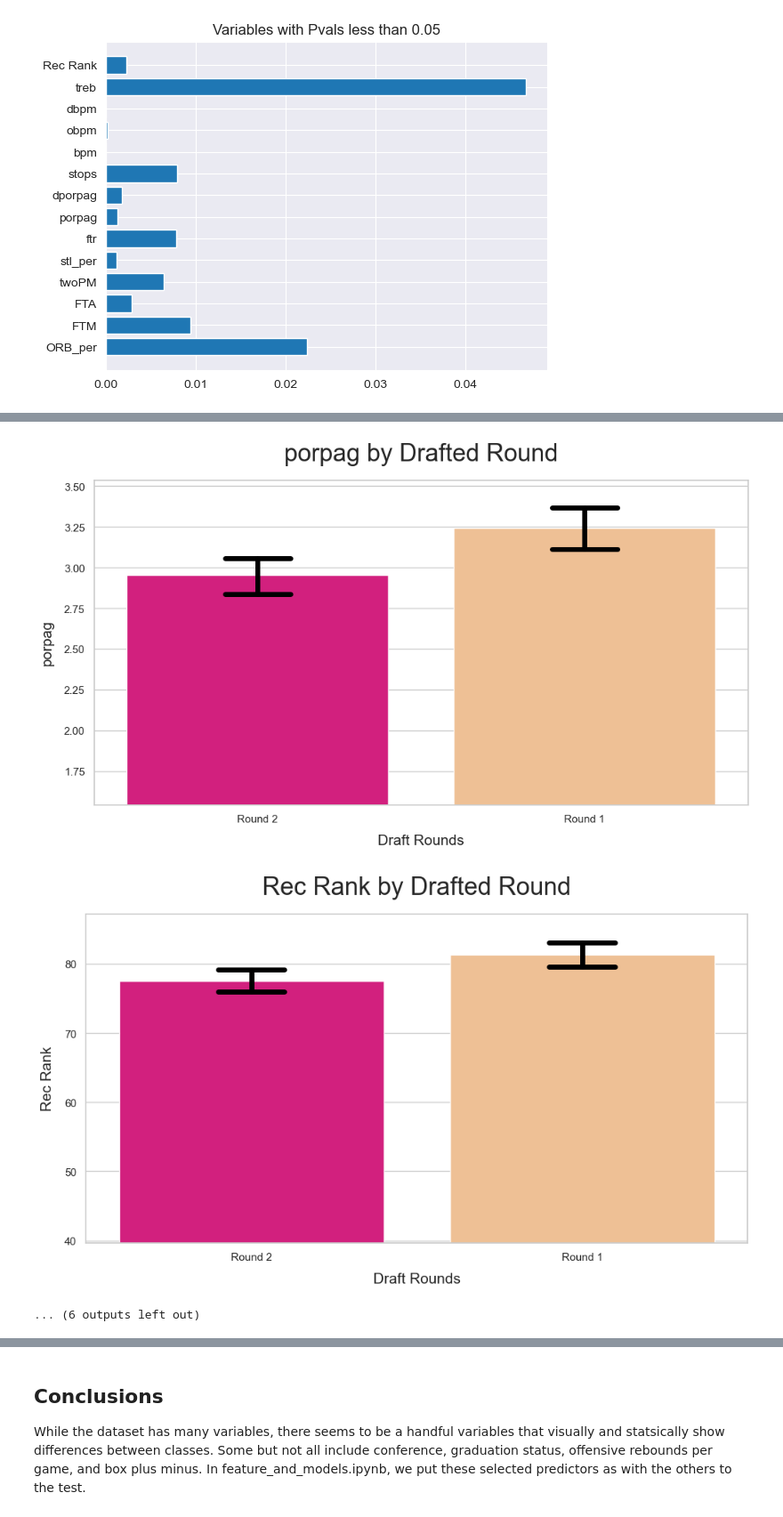
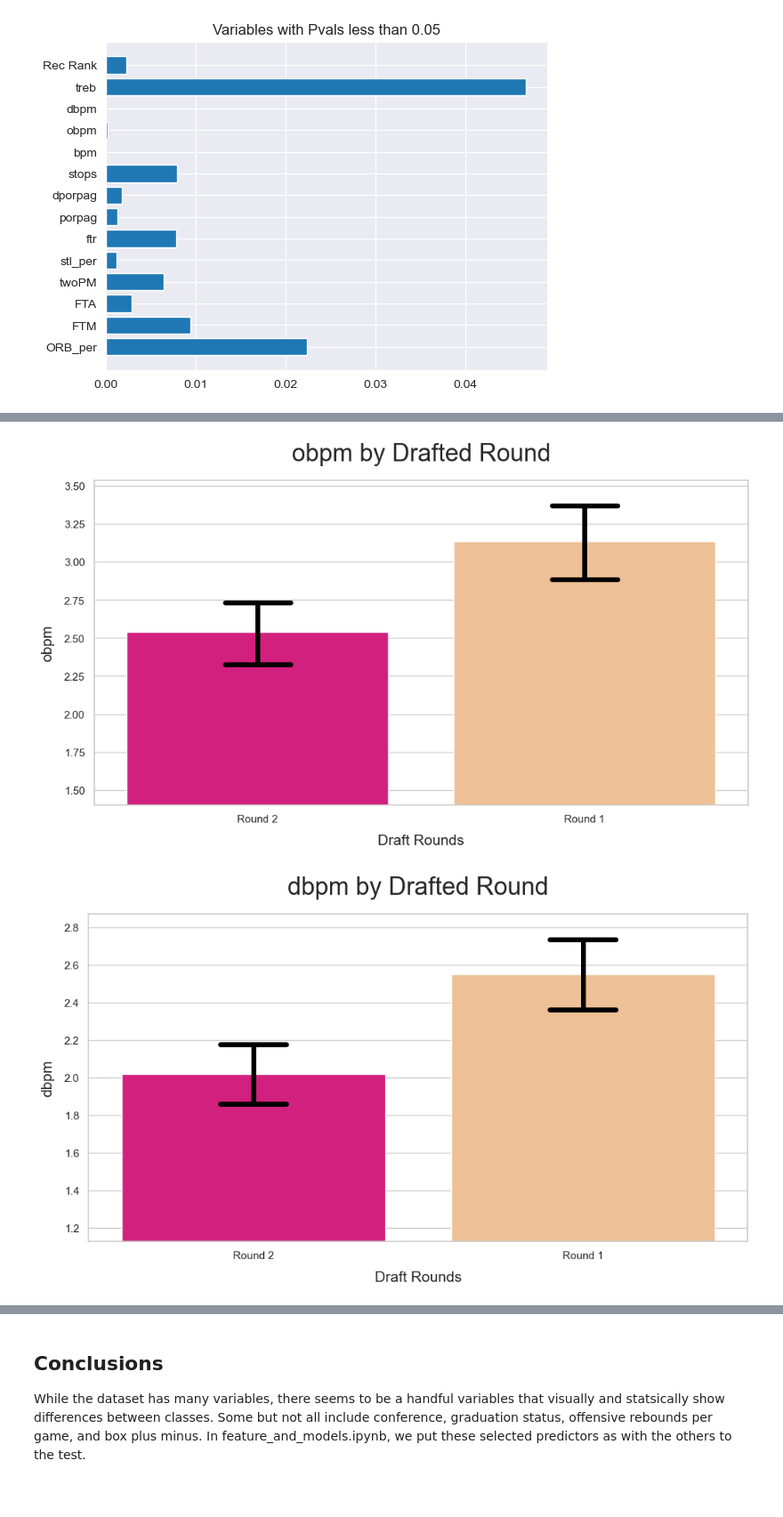
Before and after one commit to mikeyo4800/draft_prospect_ml, a Jupyter notebook: data_cleaning.ipynb, the cells around one changed output, grey strips where cells are left out. Shown at 89% size. Cells and saved outputs as stored; diff of their text form; code cells hidden in the pictures; blank space fills up the shorter version.

```diff
--- a/data_cleaning.ipynb
+++ b/data_cleaning.ipynb
@@ -365,7 +369,7 @@ plt.show()
 #plotting selected barplots for comparisons
 
 sns.set_theme(style='whitegrid')
-for i in selected_cols:
+for i in names:
     plt.figure(figsize=(12,6))
     sns.barplot(x = 'Class', y = i, data=data, errwidth=5, errcolor='black', palette='Accent_r', capsize=0.2)
     plt.title('{} by Drafted Round'.format(i), fontsize=25, pad=20)
@@ -388,3 +392,2 @@ for i in selected_cols:
-[figure, old version]
+[figure, new version]
-[figure, old version]
+[figure, new version]
-... (6 outputs left out)
```
Also changed, not shown: parts of 5 cells of this notebook, 6 other files.
